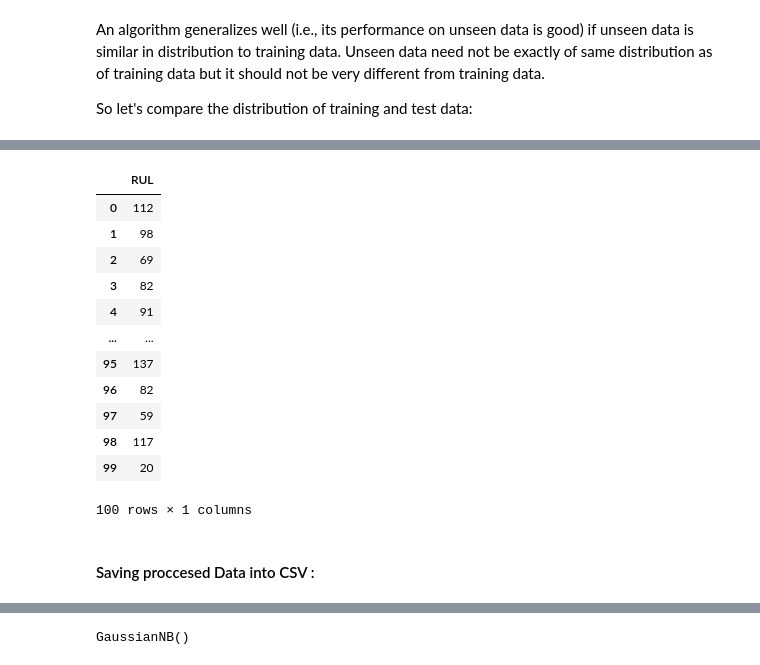
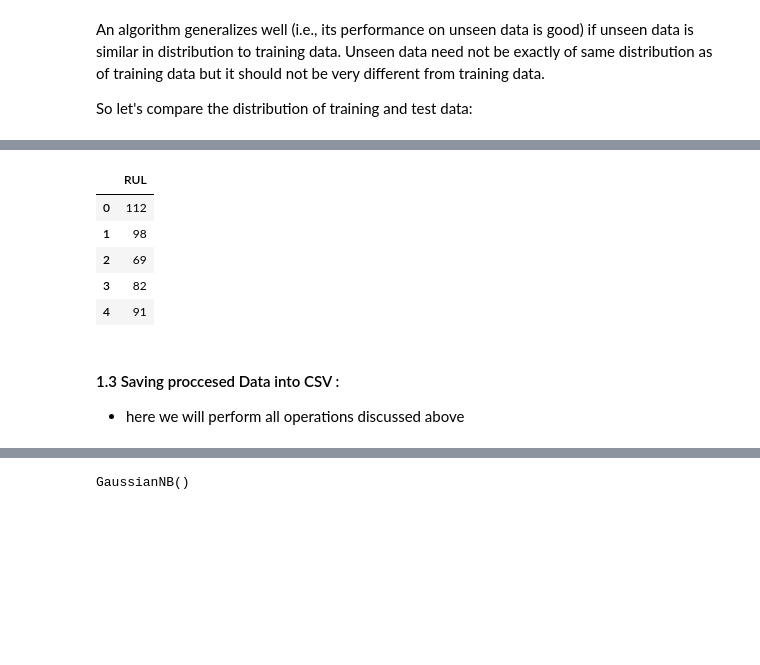
Before and after one commit to Vinayakmane47/NASA-turbofan-ML-Project-AIOPS, a Jupyter notebook: EDA_FE_Training.ipynb, the cells around one changed output, grey strips where cells are left out. Saved outputs shown, nothing was run; the diff lists cells and outputs as text; code cells hidden in the pictures; blank space fills up the shorter version.

```diff
--- a/EDA_FE_Training.ipynb
+++ b/EDA_FE_Training.ipynb
@@ -132,19 +121,12 @@ df_test1
 # %%
-df_RUL1
+df_RUL1.head()
 # %% [output]
 |  | RUL |
 | 0 | 112 |
 | 1 | 98 |
 | 2 | 69 |
 | 3 | 82 |
 | 4 | 91 |
-| ... | ... |
-| 95 | 137 |
-| 96 | 82 |
-| 97 | 59 |
-| 98 | 117 |
-| 99 | 20 |
-100 rows × 1 columns
 # %%
 ## Creating function for adding  RUL in  train dataset :
 def adding_RUL_col_train(df_train):
@@ -170,7 +152,8 @@ def adding_RUL_col_test(df_test , df_RUL):
 # %%
 df_test1 = adding_RUL_col_test(df_test=df_test1 , df_RUL=df_RUL1)
 # %% [markdown]
-#### Saving proccesed Data into CSV :
+#### 1.3 Saving proccesed Data into CSV :
+- here we will perform all operations discussed above
 # %%
 ### Function for saving files into CSV :
 def saving_to_csv(df , file_no , file_type):
```
Also changed, not shown: parts of 83 cells of this notebook.
